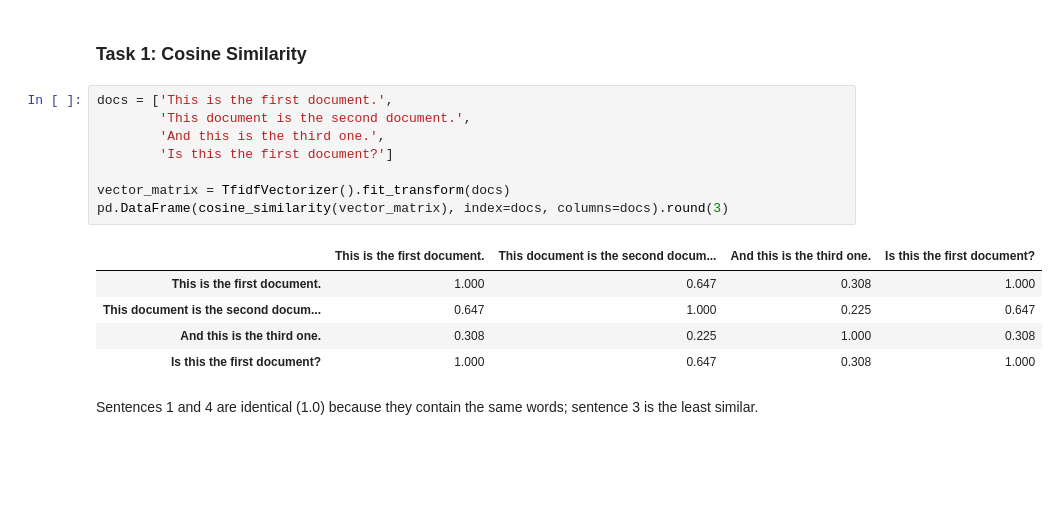
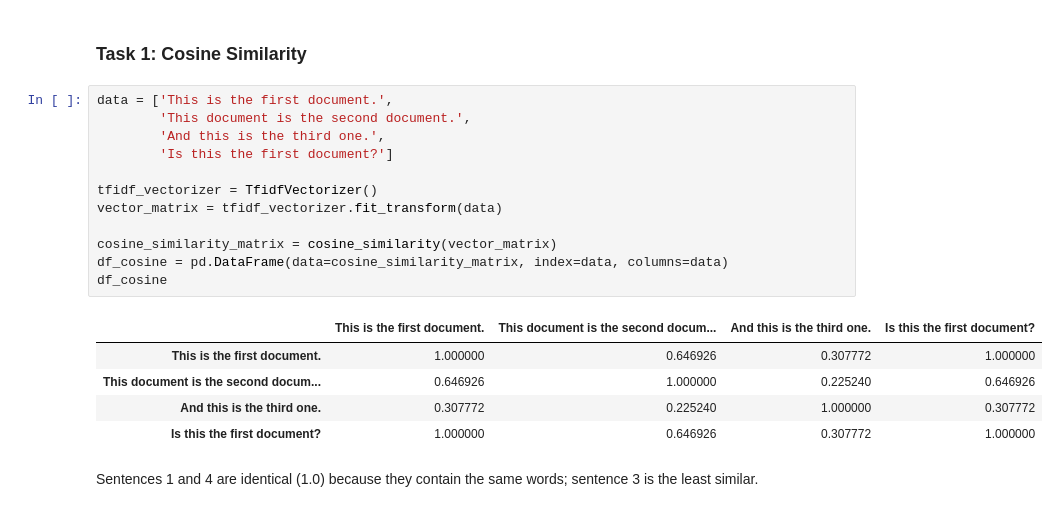
Before and after one commit to ImSleepingHere/NLP_Labs, a Jupyter notebook: NLP_Lab5/Lab5-Solved/Lab5_Solved.ipynb, the cells around one changed output. Cells and saved outputs as stored; diff of their text form; blank space fills up the shorter version.

```diff
--- a/NLP_Lab5/Lab5-Solved/Lab5_Solved.ipynb
+++ b/NLP_Lab5/Lab5-Solved/Lab5_Solved.ipynb
@@ -17,19 +17,23 @@ True
 # %% [markdown]
 ### Task 1: Cosine Similarity
 # %%
-docs = ['This is the first document.',
+data = ['This is the first document.',
         'This document is the second document.',
         'And this is the third one.',
         'Is this the first document?']
 
-vector_matrix = TfidfVectorizer().fit_transform(docs)
-pd.DataFrame(cosine_similarity(vector_matrix), index=docs, columns=docs).round(3)
+tfidf_vectorizer = TfidfVectorizer()
+vector_matrix = tfidf_vectorizer.fit_transform(data)
+
+cosine_similarity_matrix = cosine_similarity(vector_matrix)
+df_cosine = pd.DataFrame(data=cosine_similarity_matrix, index=data, columns=data)
+df_cosine
 # %% [output]
 |  | This is the first document. | This document is the second docum... | And this is the third one. | Is this the first document? |
-| This is the first document. | 1.000 | 0.647 | 0.308 | 1.000 |
-| This document is the second docum... | 0.647 | 1.000 | 0.225 | 0.647 |
-| And this is the third one. | 0.308 | 0.225 | 1.000 | 0.308 |
-| Is this the first document? | 1.000 | 0.647 | 0.308 | 1.000 |
+| This is the first document. | 1.000000 | 0.646926 | 0.307772 | 1.000000 |
+| This document is the second docum... | 0.646926 | 1.000000 | 0.225240 | 0.646926 |
+| And this is the third one. | 0.307772 | 0.225240 | 1.000000 | 0.307772 |
+| Is this the first document? | 1.000000 | 0.646926 | 0.307772 | 1.000000 |
 # %% [markdown]
 Sentences 1 and 4 are identical (1.0) because they contain the same words; sentence 3 is the least similar.
 # %% [markdown]
```
Also changed, not shown: parts of 5 cells of this notebook, 4 other files.
